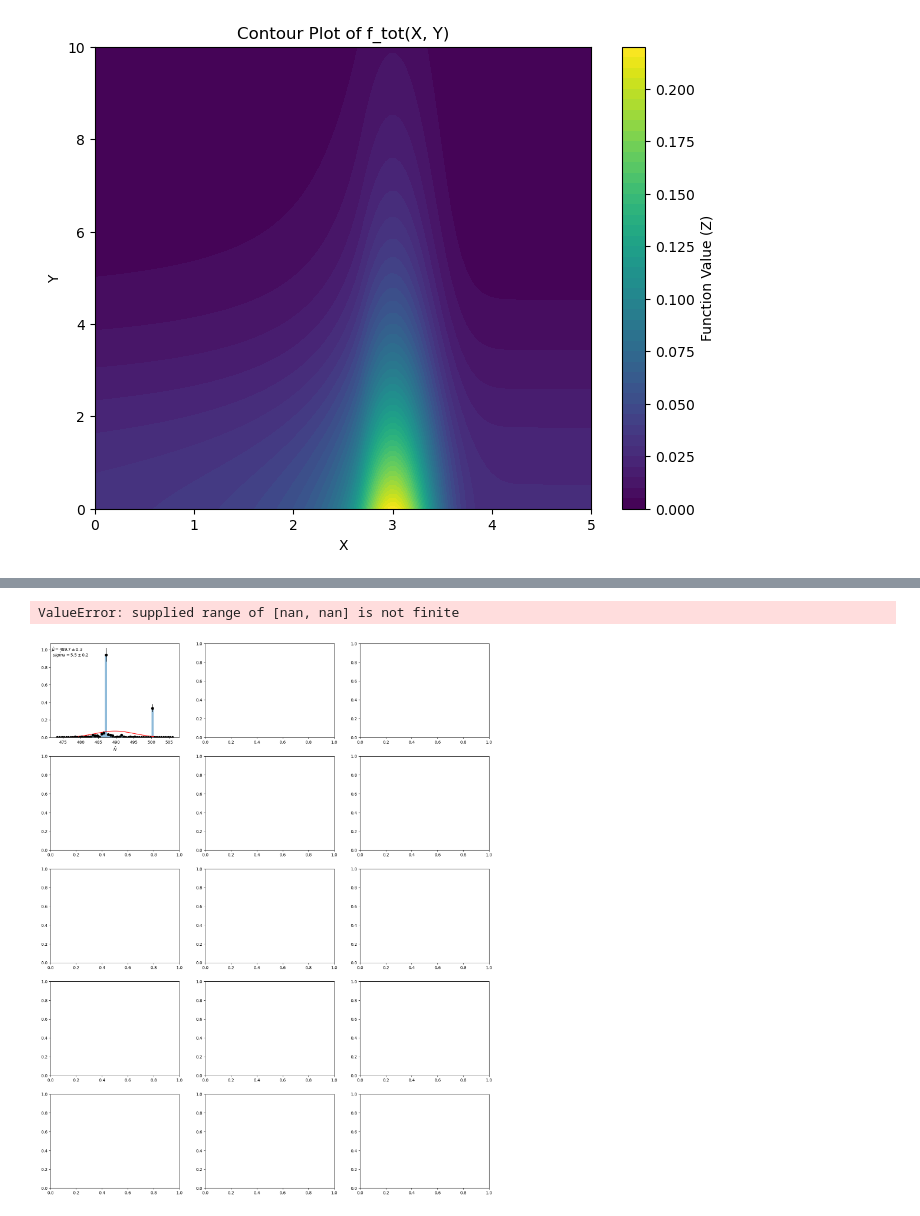
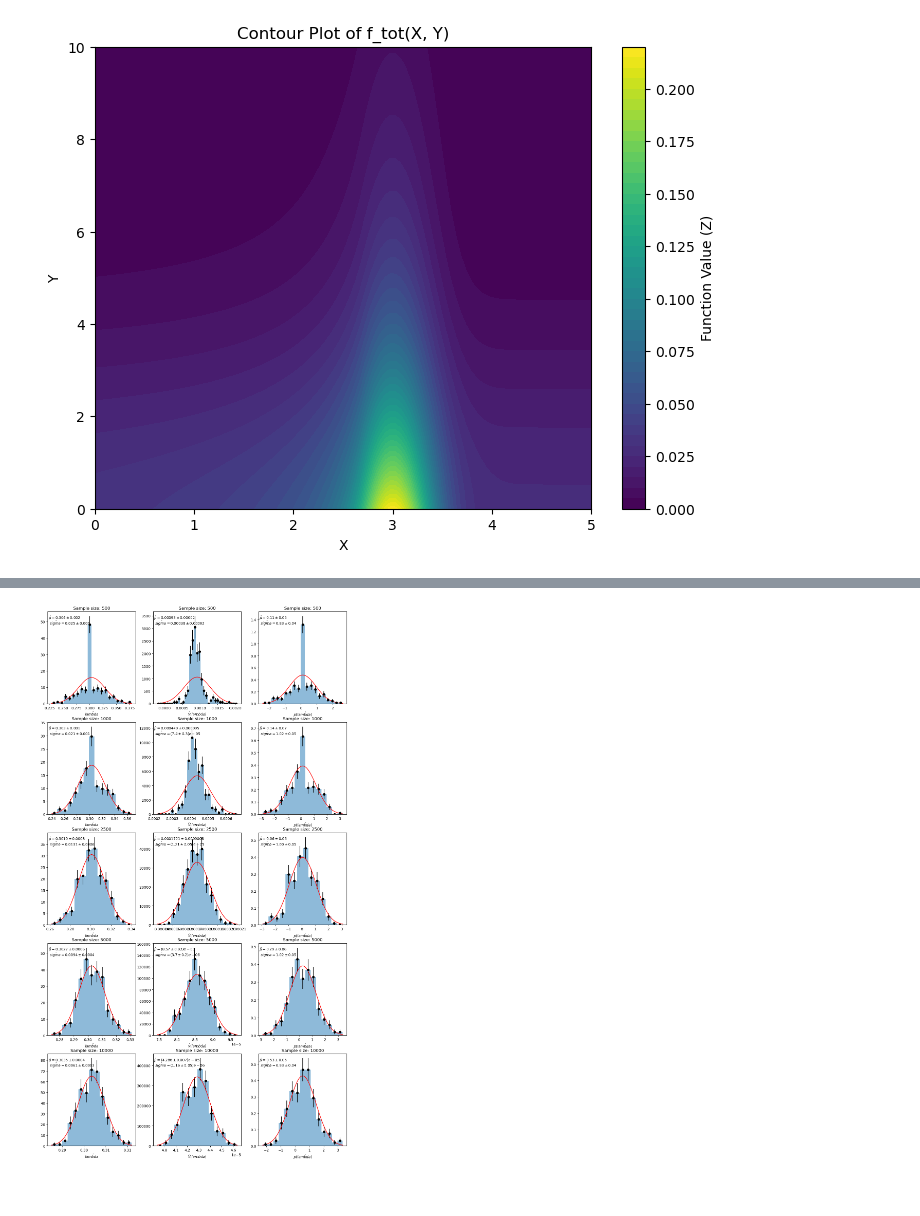
Before and after one commit to ecole41/S1_coursework_test, a Jupyter notebook: Coursework_again.ipynb, the cells around one changed output, grey strips where cells are left out. Saved outputs shown, nothing was run; the diff lists cells and outputs as text; code cells hidden in the pictures.

Commit message:
Made some plots

```diff
--- a/Coursework_again.ipynb
+++ b/Coursework_again.ipynb
@@ -249,8 +256,8 @@ def fit(dset,N,f,beta,m,mu,sigma,lam,mu_b,sigma_b):
 def fit_toys(Ntoy,sample_size,f,beta,m,mu,sigma,lam,mu_b,sigma_b):
     values =[]
     errors = []
-    Num=np.random.poisson(sample_size)
-    toys = [ generate(Num,f,beta,m,mu,sigma,lam,mu_b,sigma_b) for _ in range(Ntoy) ]
+    Num=np.random.poisson(sample_size, Ntoy)
+    toys = [ generate(Num[_],f,beta,m,mu,sigma,lam,mu_b,sigma_b) for _ in range(Ntoy) ]
     for toy in tqdm(toys):
         mi_t = fit(toy,sample_size,f,beta,m,mu,sigma,lam,mu_b,sigma_b)
         values.append( list(mi_t.values) )
@@ -334,5 +265,0 @@ BrokenProcessPool: A child process terminated abruptly, the process pool is not
-# %%
-
-Ntoy = 250
-sample_size_means=[500, 1000, 2500, 5000, 10000]
-truth = np.array(list(mi.values))
@@ -343,2 +266,2 @@ for size in sample_size_means:
 # %%
-values ,errors = fit_toys(Ntoy,500,*mi.values[1:])
+values ,errors = fit_toys(Ntoy,10000,*mi.values[1:])
@@ -372,50 +395,78 @@ plt.show()
 # %%
 import uncertainties as uncert
+
+
 def plot(xvals , ax=None):
     ax = ax or plt.gca()
     # compute mean , sdev and their errors of distribution
     m = np.mean(xvals)
     s = np.std(xvals , ddof=1)
     me = s/len(xvals)**0.5
     se = s/(2*len(xvals)-1)**0.5
     # make a density histogram
     nh, xe = np.histogram( xvals , range =(m-3*s,m+3*s), bins='auto', density=True )
     # draw the density histogram
     ax.hist( xvals , bins=xe, density=True , alpha=0.5 )
     # also draw error bars on points
     N = np.sum(nh)/len(xvals)
     cx = 0.5*(xe[1:]+xe[:-1])
     ax.errorbar( cx, nh, N*(nh/N)**0.5, fmt='ko')
     # draw the normal distribution with the mean and sigma
     x = np.linspace(xe[0],xe[-1],100)
     ax.plot(x, norm.pdf(x,m,s), 'r-')
     # plot the results (use uncertainties package for nice formatting)
     um = uncert.ufloat( m, me )
     us = uncert.ufloat( s, se )
     mstr = f"{um:.1u}".replace("+/-","\pm")
     sstr = f"{us:.1u}".replace("+/-","\pm")
     ax.text(0.01,0.92, f"$\hat{{\mu}} = {mstr}$", transform=ax.transAxes)
     ax.text(0.01,0.86, f"$\hat{{\ sigma}} = {sstr}$", transform=ax.transAxes)
 
 
-errors = np.array(errors)
-pulls = (values - truth)/errors
-fig , axes = plt.subplots(5,3, figsize =(19.2,24))
-for i, name in enumerate(Names):
-    estname = f"\hat {{{ name.split('_ ')[0]}}}"
-    if len(name.split('_'))>1: estname += '_'+name.split('_')[1]
+sample_sizes = [500, 1000, 2500, 5000, 10000]
+sample_lam_values = {
+    500: sample_500_lam_values,
+    1000: sample_1000_lam_values,
+    2500: sample_2500_lam_values,
+    5000: sample_5000_lam_values,
+    10000: sample_10000_lam_values
+}
 
-    ax = axes[i,0]
-    plot( values[:,i], ax )
-    ax.set_xlabel( f"${estname}$" )
+sample_lam_errors = {
+    500: sample_500_lam_errors,
+    1000: sample_1000_lam_errors,
+    2500: sample_2500_lam_errors,
+    5000: sample_5000_lam_errors,
+    10000: sample_10000_lam_errors
+}
 
-    ax = axes[i,1]
-    plot( errors[:,i]**2, ax )
-    ax.set_xlabel( f"$\hat{{V}}({ name})$" )
+fig, axes = plt.subplots(5, 3, figsize=(15, 27))
+for i, sample_size in enumerate(sample_sizes):
+    # Get the lam values and errors for this sample size
+    values = np.array(sample_lam_values[sample_size])
+    errors = np.array(sample_lam_errors[sample_size])
 
-    ax = axes[i,2]
-    plot( pulls[:,i], ax )
-    ax.set_xlabel( f"$p({ estname })$" )
+    # Calculate the pulls (residuals normalized by errors)
+    pulls = (values - lam_true) / errors
+
+    for j, name in enumerate(Names):
+        estname = f"\hat {{{ name.split('_ ')[0]}}}"
+        if len(name.split('_'))>1: estname += '_'+name.split('_')[1]
+
+        ax = axes[i,0]
+        plot( values, ax )
+        ax.set_xlabel( f"${estname}$" )
+
+        ax = axes[i,1]
+        plot( errors**2, ax )
+        ax.set_xlabel( f"$\hat{{V}}({ name})$" )
+
+        ax = axes[i,2]
+        plot( pulls, ax )
+        ax.set_xlabel( f"$p({ estname })$" )
+
+    axes[i, 0].set_title(f"Sample size: {sample_size}")
+    axes[i, 1].set_title(f"Sample size: {sample_size}")
+    axes[i, 2].set_title(f"Sample size: {sample_size}")
 # %% [output]
-ValueError: supplied range of [nan, nan] is not finite
-[figure, old version]
+[figure, new version]
```
Also changed, not shown: parts of 10 cells of this notebook, 1 other file.
